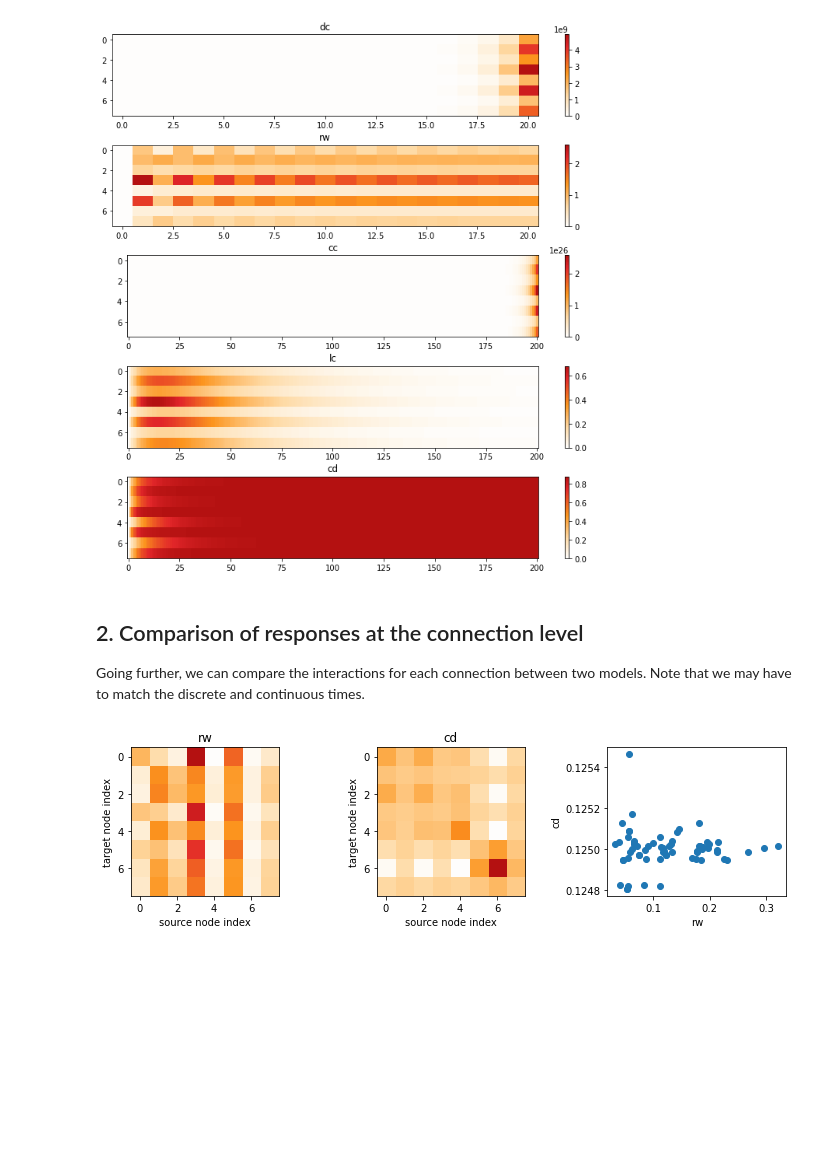
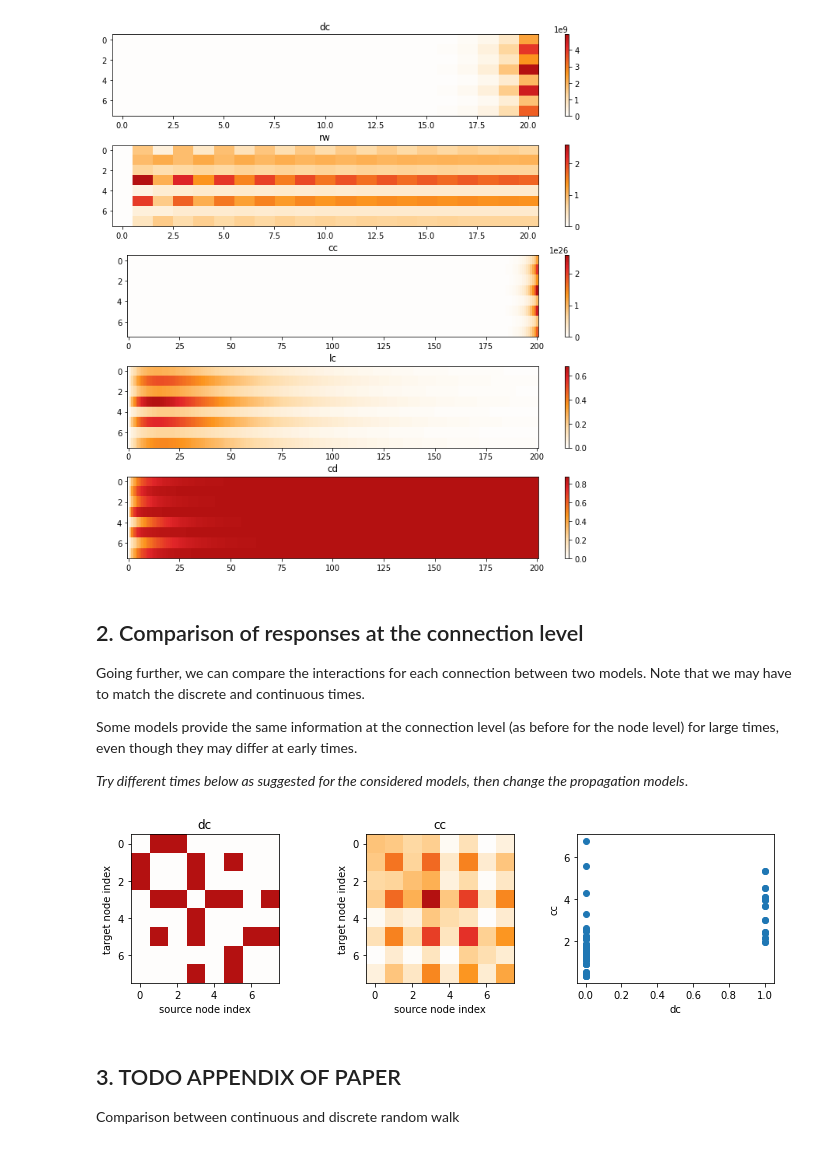
Before and after one commit to mb-BCA/SiReNetA_Tutorials, a Jupyter notebook: Tutorial_Notebooks/3_Basics_CanonModels.ipynb, the cells around one changed output. Cells and saved outputs as stored; diff of their text form; code cells hidden in the pictures; blank space fills up the shorter version.

Commit message:
update TODO and notebook #3

```diff
--- a/Tutorial_Notebooks/3_Basics_CanonModels.ipynb
+++ b/Tutorial_Notebooks/3_Basics_CanonModels.ipynb
@@ -176,37 +215,45 @@ plt.tight_layout()
 ## 2. Comparison of responses at the connection level
 
 Going further, we can compare the interactions for each connection between two models. Note that we may have to match the discrete and continuous times.
+
+Some models provide the same information at the connection level (as before for the node level) for large times, even though they may differ at early times.
+
+*Try different times below as suggested for the considered models, then change the propagation models*.
 # %%
 # index i for propagation model: 0 = discrete cascade, 1 = random walk, 2 = continuous cascade, 3 = leaky cascade, 4 = continuous diffusion
 
 # dicrete cascade
-i1 = 1
-t1 = 10 # try 2, 4, 6, 8, 10
+i1 = 0
+t1 = 1 # try 2, 4, 6, 8, 10
 
 # continuous cascade
-i2 = 4
+i2 = 2
 t2 = int(t1/dt)
 
 # matrix and scatter plot
 plt.figure(figsize=[10,3])
 
 plt.subplot(1,3,1)
 plt.imshow(rs[i1][t1,:,:], cmap=newReds)
 plt.xlabel('source node index')
 plt.ylabel('target node index')
 plt.title(labels[i1])
 
 plt.subplot(1,3,2)
 plt.imshow(rs[i2][t2,:,:], cmap=newReds)
 plt.xlabel('source node index')
 plt.ylabel('target node index')
 plt.title(labels[i2])
 
 plt.subplot(1,3,3)
 plt.scatter(rs[i1][t1,:,:], rs[i2][t2,:,:])
 plt.xlabel(labels[i1])
 plt.ylabel(labels[i2])
 
 plt.tight_layout()
 # %% [output]
-[figure, old version]
+[figure, new version]
+# %% [markdown]
+## 3. TODO APPENDIX OF PAPER
+
+Comparison between continuous and discrete random walk
```
Also changed, not shown: parts of 7 cells of this notebook, 1 other file.
